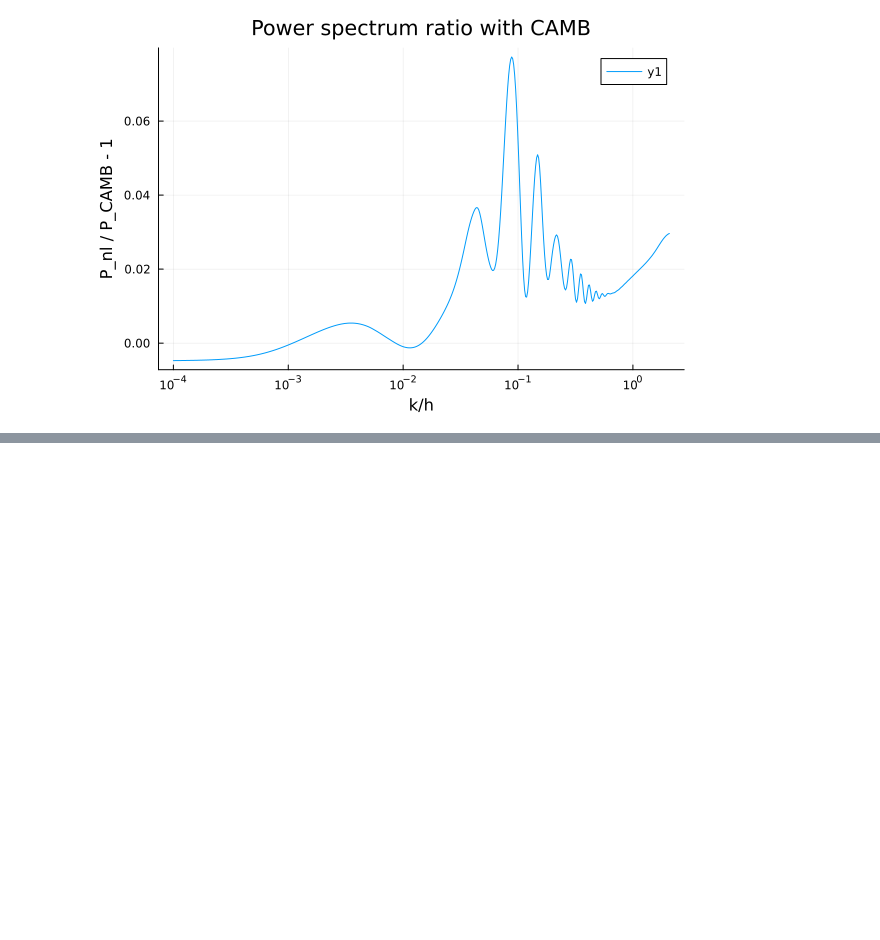
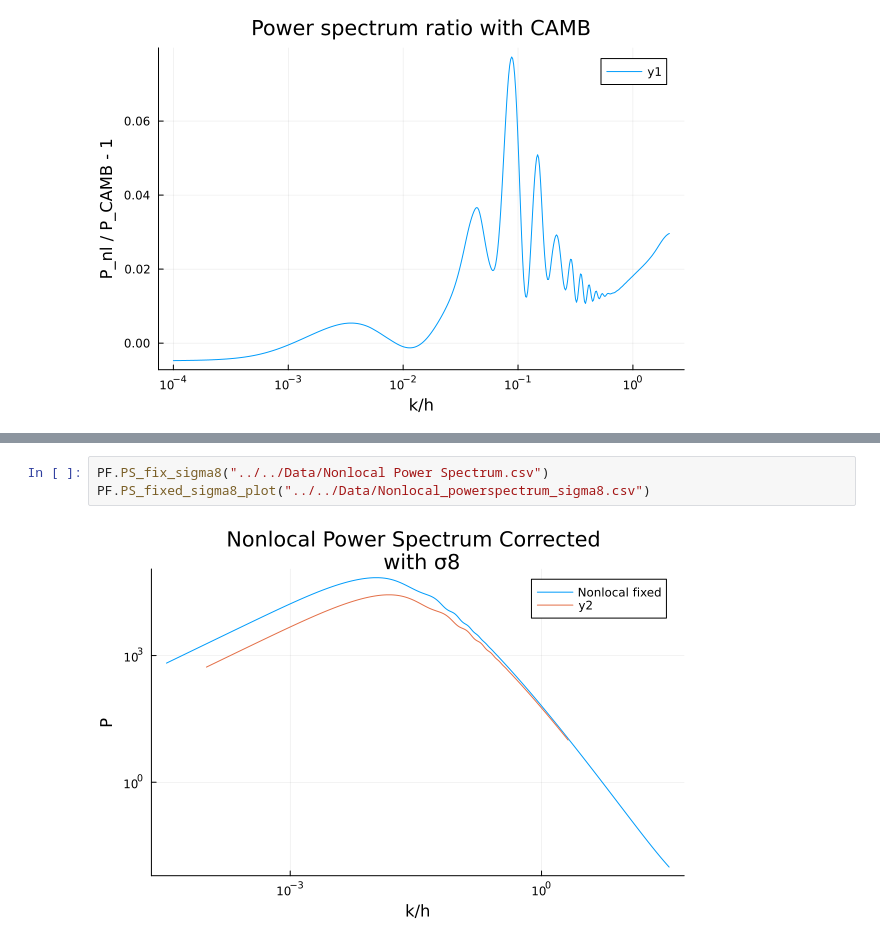
Before and after one commit to Reverse-Pyramid/Nonlocal-21cm-Cosmology, a Jupyter notebook: Nonlocal_21cm/Testing/test.ipynb, the cells around one changed output, grey strips where cells are left out. Cells and saved outputs as stored; diff of their text form; blank space fills up the shorter version.

Commit message:
added sigma 8 grindset

```diff
--- a/Nonlocal_21cm/Testing/test.ipynb
+++ b/Nonlocal_21cm/Testing/test.ipynb
@@ -65,0 +78,5 @@ PF.PS_ratio_ratio_plot()
+# %%
+PF.PS_fix_sigma8("../../Data/Nonlocal Power Spectrum.csv")
+PF.PS_fixed_sigma8_plot("../../Data/Nonlocal_powerspectrum_sigma8.csv")
+# %% [output]
+[figure, added]
```
Also changed, not shown: parts of 8 cells of this notebook, 5 other files.
